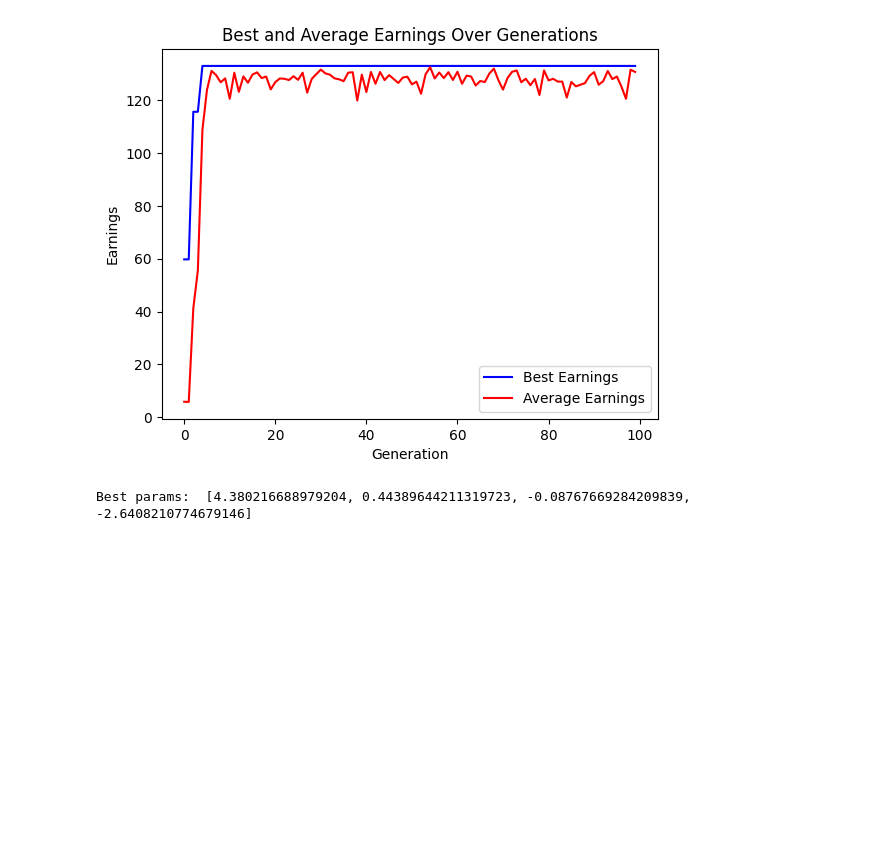
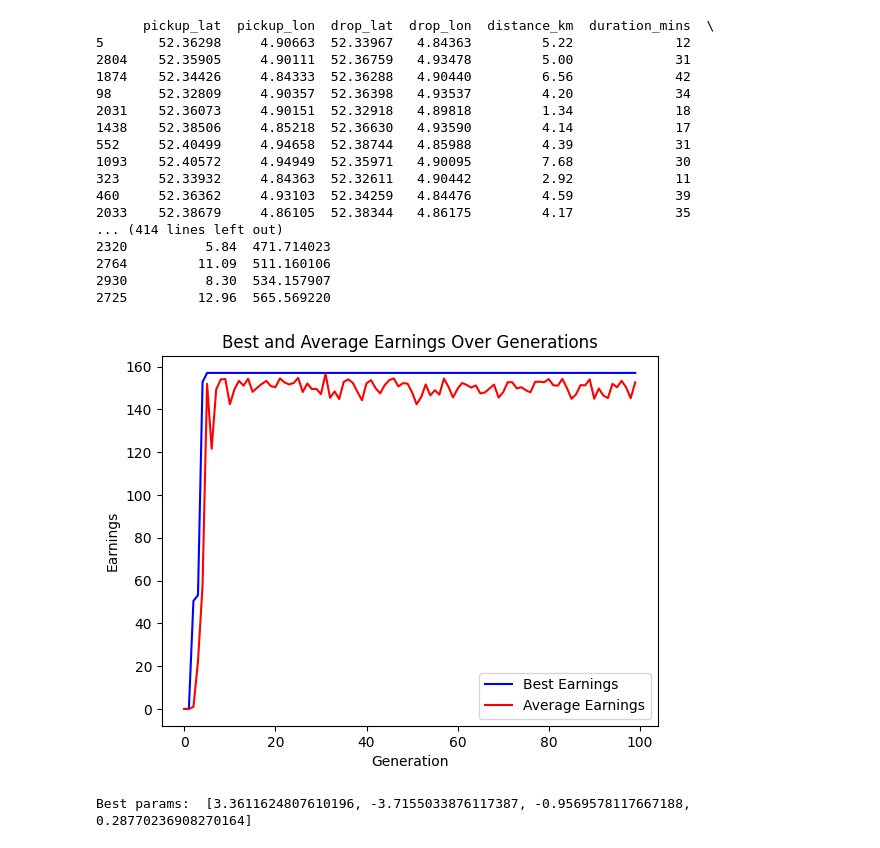
Before and after one commit to V1K1NGbg/UberAssistant, a Jupyter notebook: model/model_training.ipynb, the cells around one changed output. Drawn from its saved outputs; the diff is of its cells as text; code cells hidden in the pictures; blank space fills up the shorter version.

Commit message:
"Final" model

```diff
--- a/model/model_training.ipynb
+++ b/model/model_training.ipynb
@@ -13,7 +12,7 @@ def generate_pop(pop_num):
   population = []
 
   for _ in range(0, pop_num):
-    individual = [random.random() * 5, random.random() * -5, random.random() * -5, random.random() * -5]
+    individual = [random.random() * 5 - 5, random.random() * 5 - 5, random.random() * 5 - 5, random.random() * 5 - 5]
     population.append(individual)
 
   return population
@@ -47,8 +46,9 @@ def mutation(individual, prob=0.1):
   return individual
 # %%
 class Driver:
-    def __init__(self, location, rest_time, x, y, z, w):
-        self.location = location
+    def __init__(self, latitude, longitude, rest_time, x, y, z, w):
+        self.latitude = latitude
+        self.longitude = longitude
         self.rest_time = rest_time
         self.x = x
         self.y = y
@@ -257,20 +224,46 @@ print(generated_requests)
 # %%
-requests = []
-for index, row in generated_requests.iterrows():
-    req = Request(
-        start_time=row['start_time'],
-        duration=row['duration_mins'],
-        distance=row['distance_km'],
-        money=row['net_earnings'],
-        start_latitude=row['pickup_lat'],
-        start_longitude=row['pickup_lon'],
-        end_latitude=row['drop_lat'],
-        end_longitude=row['drop_lon']
-    )
-    requests.append(req)
+def get_formatted_requests():
+    generated_requests = generate_requests()
 
-best_params = train(requests, 100, 100)
+    requests = []
+    for _, row in generated_requests.iterrows():
+        req = Request(
+            start_time=row['start_time'],
+            duration=row['duration_mins'],
+            distance=row['distance_km'],
+            money=row['net_earnings'],
+            start_latitude=row['pickup_lat'],
+            start_longitude=row['pickup_lon'],
+            end_latitude=row['drop_lat'],
+            end_longitude=row['drop_lon']
+        )
+        requests.append(req)
+
+    return requests
+
+days = [get_formatted_requests() for _ in range(10)]
+best_params = train(days, 100, 100)
 print("Best params: ", best_params)
+
+with open('model.json', 'w') as f:
+    json.dump(best_params, f)
 # %% [output]
+      pickup_lat  pickup_lon  drop_lat  drop_lon  distance_km  duration_mins  \
+5       52.36298     4.90663  52.33967   4.84363         5.22             12
+2804    52.35905     4.90111  52.36759   4.93478         5.00             31
+1874    52.34426     4.84333  52.36288   4.90440         6.56             42
+98      52.32809     4.90357  52.36398   4.93537         4.20             34
+2031    52.36073     4.90151  52.32918   4.89818         1.34             18
+1438    52.38506     4.85218  52.36630   4.93590         4.14             17
+552     52.40499     4.94658  52.38744   4.85988         4.39             31
+1093    52.40572     4.94949  52.35971   4.90095         7.68             30
+323     52.33932     4.84363  52.32611   4.90442         2.92             11
+460     52.36362     4.93103  52.34259   4.84476         4.59             39
+2033    52.38679     4.86105  52.38344   4.86175         4.17             35
+... (414 lines left out)
+2320          5.84  471.714023
+2764         11.09  511.160106
+2930          8.30  534.157907
+2725         12.96  565.569220
-[figure, old version]
+[figure, new version]
-Best params:  [4.380216688979204, 0.44389644211319723, -0.08767669284209839, -2.6408210774679146]
+Best params:  [3.3611624807610196, -3.7155033876117387, -0.9569578117667188, 0.28770236908270164]
```
Also changed, not shown: parts of 5 cells of this notebook, 1 other file.
